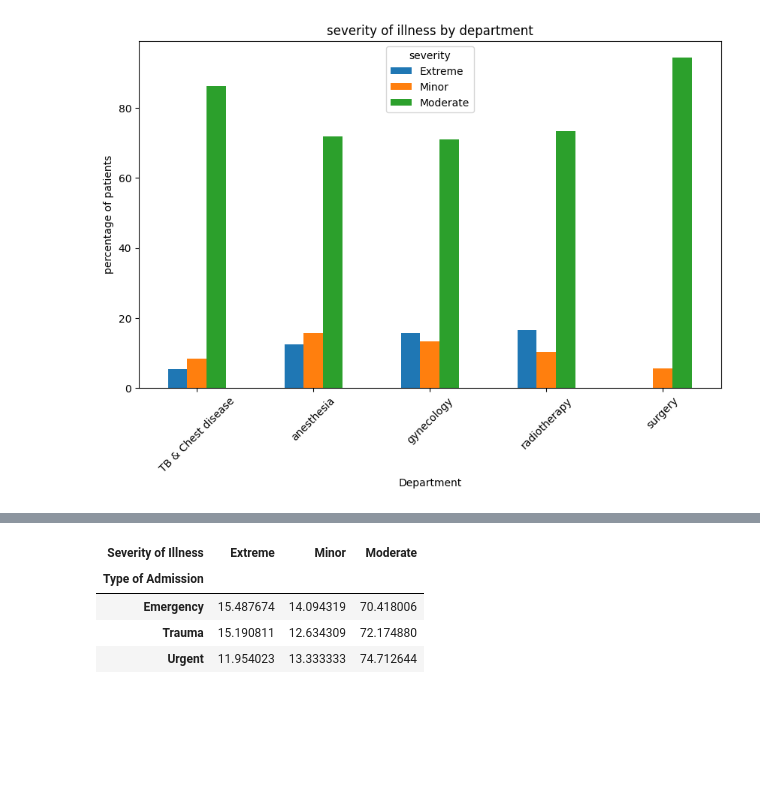
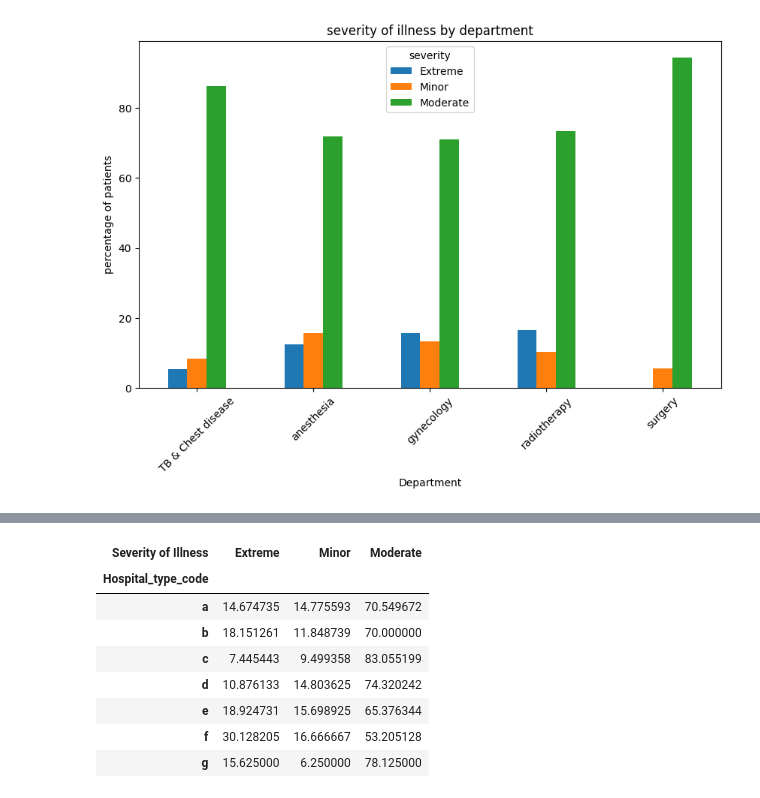
Before and after one commit to sushmapraveenabandi-afk/health-care-patient-analysis, a Jupyter notebook: healthcare_data_analysis.ipynb, the cells around one changed output, grey strips where cells are left out. Cells and saved outputs as stored; diff of their text form; code cells hidden in the pictures; blank space fills up the shorter version.

```diff
--- a/healthcare_data_analysis.ipynb
+++ b/healthcare_data_analysis.ipynb
@@ -262,9 +509,17 @@ pd.crosstab(df["Type of Admission"],df["Severity of Illness"])
 # %%
-pd.crosstab(df["Type of Admission"],df["Severity of Illness"],normalize="index")*100
+pd.crosstab(
+    df["Hospital_type_code"],
+    df["Severity of Illness"],
+    normalize="index"
+) * 100
 # %% [output]
 | Severity of Illness | Extreme | Minor | Moderate |
-| Type of Admission |  |  |  |
-| Emergency | 15.487674 | 14.094319 | 70.418006 |
-| Trauma | 15.190811 | 12.634309 | 72.174880 |
-| Urgent | 11.954023 | 13.333333 | 74.712644 |
+| Hospital_type_code |  |  |  |
+| a | 14.674735 | 14.775593 | 70.549672 |
+| b | 18.151261 | 11.848739 | 70.000000 |
+| c | 7.445443 | 9.499358 | 83.055199 |
+| d | 10.876133 | 14.803625 | 74.320242 |
+| e | 18.924731 | 15.698925 | 65.376344 |
+| f | 30.128205 | 16.666667 | 53.205128 |
+| g | 15.625000 | 6.250000 | 78.125000 |
 # %%
```
Also changed, not shown: parts of 44 cells of this notebook.
